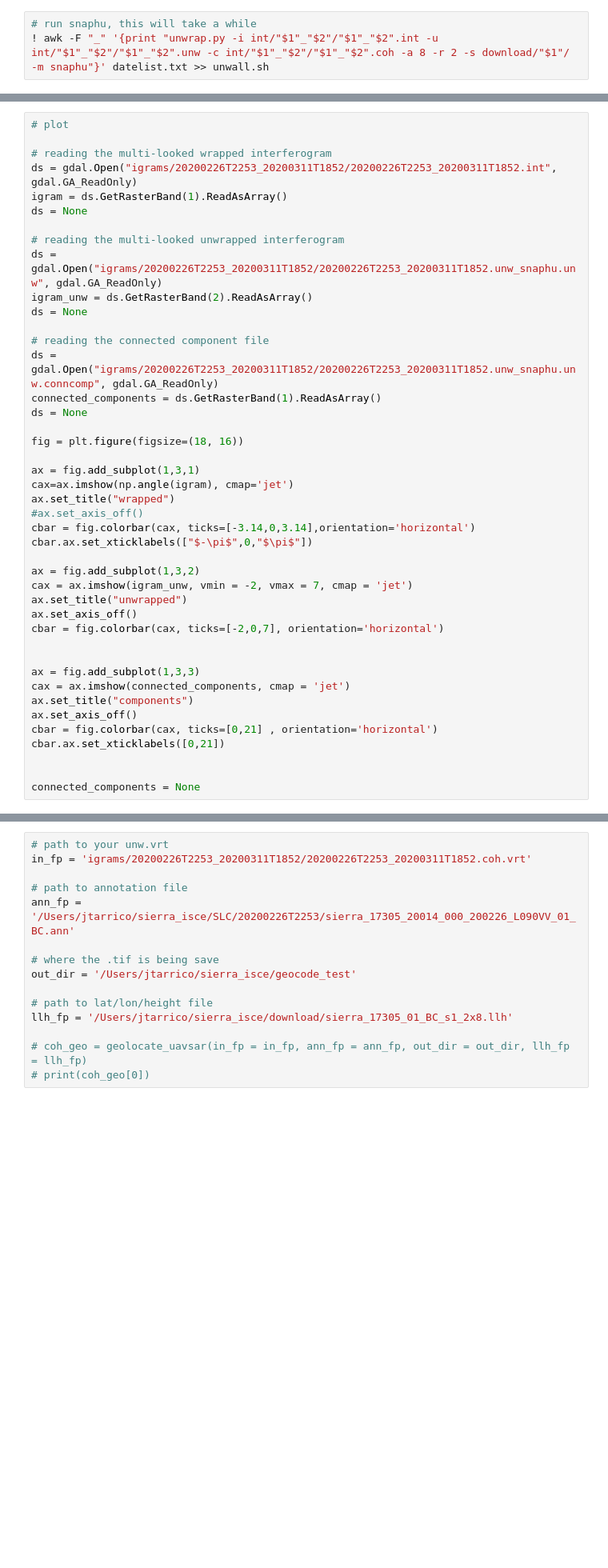
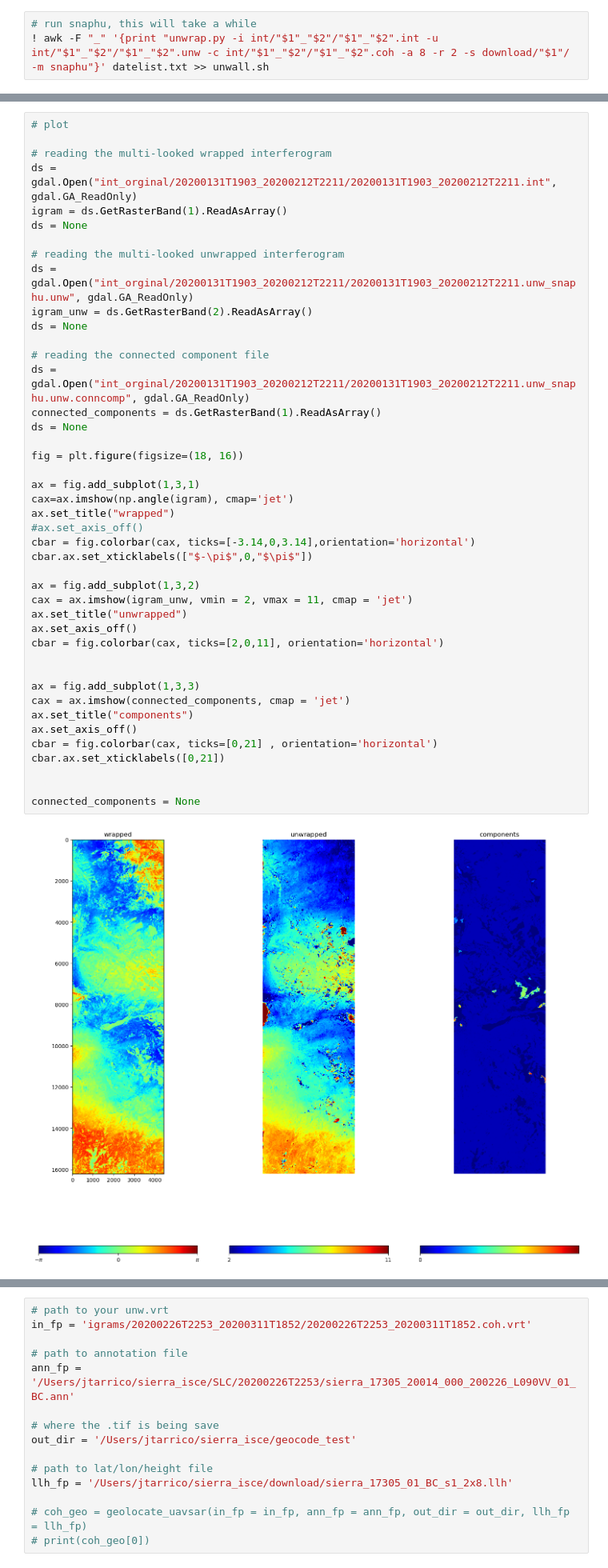
Before and after one commit to jacktarricone/ch3_fusion, a Jupyter notebook: sierra_isce_multi.ipynb, the cells around one changed output, grey strips where cells are left out. Shown: that part at 80% size. Drawn from its saved outputs; the diff is of its cells as text; blank space fills up the shorter version.

```diff
--- a/sierra_isce_multi.ipynb
+++ b/sierra_isce_multi.ipynb
@@ -255,43 +276,45 @@ Reading wrapped phase from file int/20200131T1903_20200212T2211/20200131T1903_20
 # plot
 
 # reading the multi-looked wrapped interferogram
-ds = gdal.Open("igrams/20200226T2253_20200311T1852/20200226T2253_20200311T1852.int", gdal.GA_ReadOnly)
+ds = gdal.Open("int_orginal/20200131T1903_20200212T2211/20200131T1903_20200212T2211.int", gdal.GA_ReadOnly)
 igram = ds.GetRasterBand(1).ReadAsArray()
 ds = None
 
 # reading the multi-looked unwrapped interferogram
-ds = gdal.Open("igrams/20200226T2253_20200311T1852/20200226T2253_20200311T1852.unw_snaphu.unw", gdal.GA_ReadOnly)
+ds = gdal.Open("int_orginal/20200131T1903_20200212T2211/20200131T1903_20200212T2211.unw_snaphu.unw", gdal.GA_ReadOnly)
 igram_unw = ds.GetRasterBand(2).ReadAsArray()
 ds = None
 
 # reading the connected component file
-ds = gdal.Open("igrams/20200226T2253_20200311T1852/20200226T2253_20200311T1852.unw_snaphu.unw.conncomp", gdal.GA_ReadOnly)
+ds = gdal.Open("int_orginal/20200131T1903_20200212T2211/20200131T1903_20200212T2211.unw_snaphu.unw.conncomp", gdal.GA_ReadOnly)
 connected_components = ds.GetRasterBand(1).ReadAsArray()
 ds = None
 
 fig = plt.figure(figsize=(18, 16))
 
 ax = fig.add_subplot(1,3,1)
 cax=ax.imshow(np.angle(igram), cmap='jet')
 ax.set_title("wrapped")
 #ax.set_axis_off()
 cbar = fig.colorbar(cax, ticks=[-3.14,0,3.14],orientation='horizontal')
 cbar.ax.set_xticklabels(["$-\pi$",0,"$\pi$"])
 
 ax = fig.add_subplot(1,3,2)
-cax = ax.imshow(igram_unw, vmin = -2, vmax = 7, cmap = 'jet')
+cax = ax.imshow(igram_unw, vmin = 2, vmax = 11, cmap = 'jet')
 ax.set_title("unwrapped")
 ax.set_axis_off()
-cbar = fig.colorbar(cax, ticks=[-2,0,7], orientation='horizontal')
+cbar = fig.colorbar(cax, ticks=[2,0,11], orientation='horizontal')
 
 
 ax = fig.add_subplot(1,3,3)
 cax = ax.imshow(connected_components, cmap = 'jet')
 ax.set_title("components")
 ax.set_axis_off()
 cbar = fig.colorbar(cax, ticks=[0,21] , orientation='horizontal')
 cbar.ax.set_xticklabels([0,21])
 
 
 connected_components = None
+# %% [output]
+[figure, added]
 # %%
```
Also changed, not shown: parts of 25 cells of this notebook, 3 other files.
